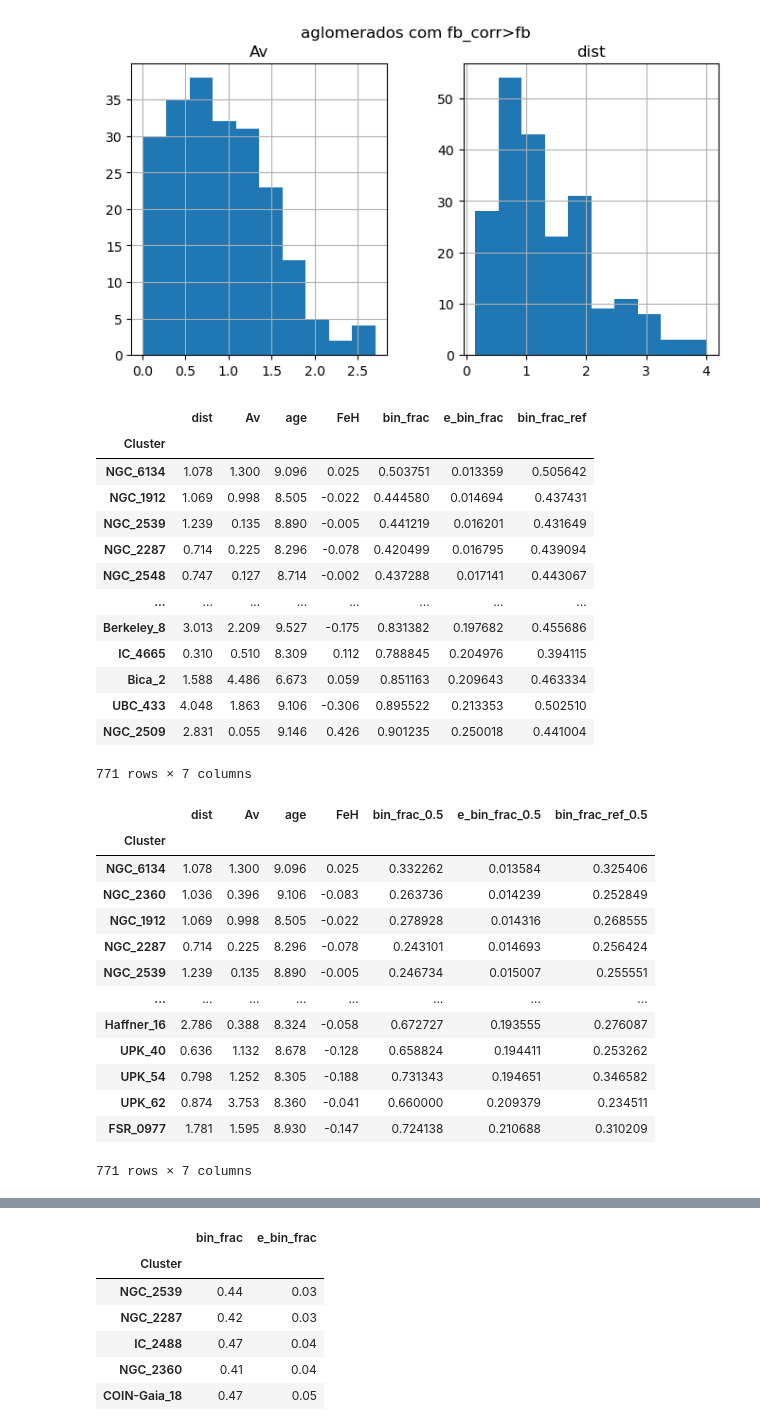
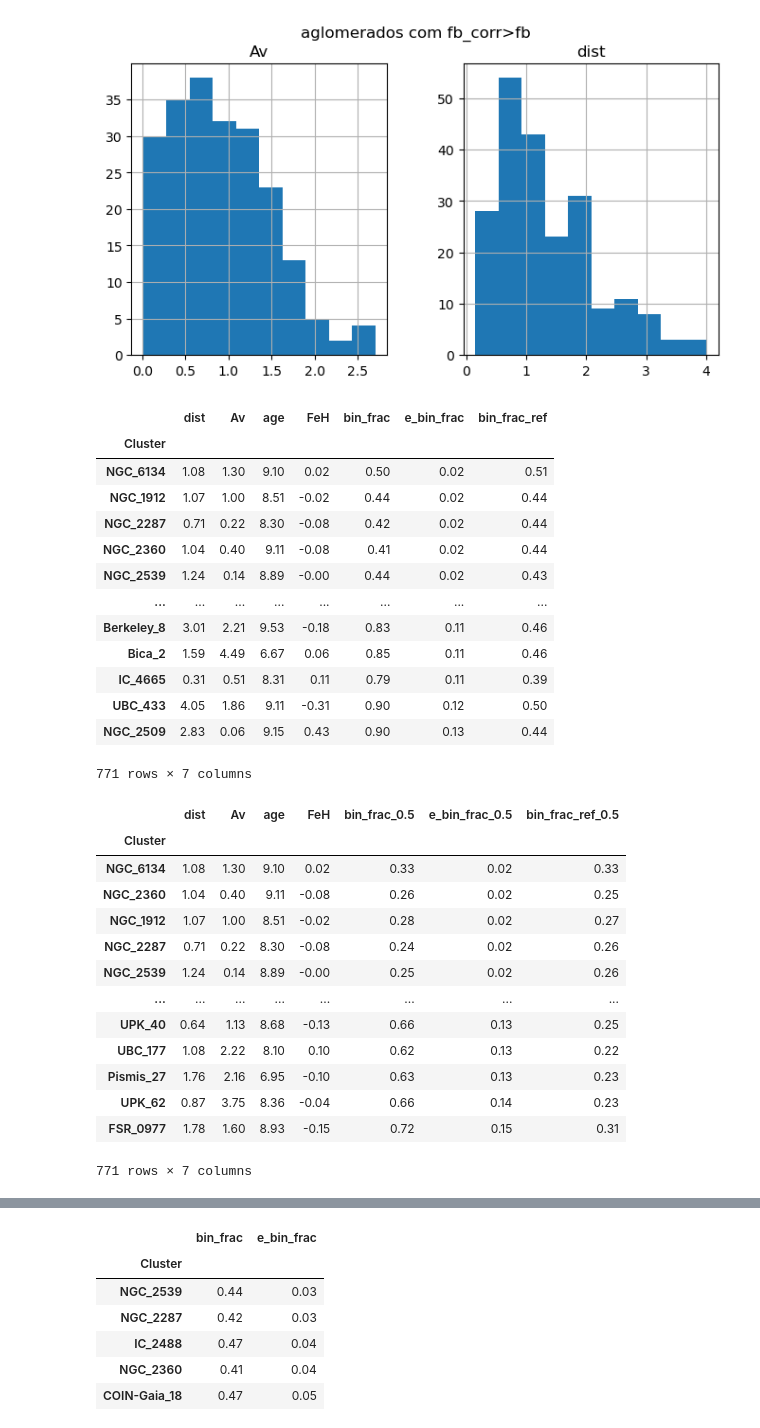
Before and after one commit to RuanPH26/stellar_multiplicity_in_open_clusters, a Jupyter notebook: correcao_amostra.ipynb, the cells around one changed output, grey strips where cells are left out. Drawn from its saved outputs; the diff is of its cells as text; code cells hidden in the pictures.

```diff
--- a/correcao_amostra.ipynb
+++ b/correcao_amostra.ipynb
@@ -388,20 +388,20 @@ def calcula_sigma_bin(df, q):
     if q==0:
         for cluster in df.index:
             fb = df.loc[cluster]['bin_frac']
-            n_memb = df.loc[cluster]['n_members']
-            sigma_bin.append(np.sqrt(fb*(1-fb)/n_memb))
+            n_systems = df.loc[cluster]['n_systems']
+            sigma_bin.append(np.sqrt(fb*(1-fb)/n_systems))
     else:
         for cluster in df.index:
             fb = df.loc[cluster]['bin_frac_'+str(q)]
-            n_memb = df.loc[cluster]['n_members_'+str(q)]
-            sigma_bin.append(np.sqrt(fb*(1-fb)/n_memb))
+            n_systems = df.loc[cluster]['n_systems']
+            sigma_bin.append(np.sqrt(fb*(1-fb)/n_systems))
     return np.array(sigma_bin)
 
 def calcula_N(df, q=0):
     if q == 0:
-        N = (df['bin_frac']-df['bin_frac_ref'])*df['n_members']
+        N = (df['bin_frac']-df['bin_frac_ref'])*df['n_systems']
     else:
-        N = (df['bin_frac_'+str(q)]-df['bin_frac_ref_'+str(q)])*df['n_members_'+str(q)]
+        N = (df['bin_frac_'+str(q)]-df['bin_frac_ref_'+str(q)])*df['n_systems']
 
     N = np.where((N>=0)&(N<=1),1,N)
     N = np.where((N<=0)&(N>=-1),-1,N)
@@ -425,36 +425,36 @@ df['e_bin_frac'] = calcula_err_fb(df, data, q=0, n_bootstrap=1000, random_state=
 df['e_bin_frac_0.5'] = calcula_err_fb(df, data, q=0.5, n_bootstrap=1000, random_state=1)
 df.to_csv(r'Dados\results.csv', index=True)
 # %%
-df.sort_values(by='e_bin_frac')[['dist','Av','age','FeH','bin_frac','e_bin_frac', 'bin_frac_ref']]
+df.sort_values(by='e_bin_frac')[['dist','Av','age','FeH','bin_frac','e_bin_frac', 'bin_frac_ref']].round(2)
 # %% [output]
 |  | dist | Av | age | FeH | bin_frac | e_bin_frac | bin_frac_ref |
 | Cluster |  |  |  |  |  |  |  |
-| NGC_6134 | 1.078 | 1.300 | 9.096 | 0.025 | 0.503751 | 0.013359 | 0.505642 |
-| NGC_1912 | 1.069 | 0.998 | 8.505 | -0.022 | 0.444580 | 0.014694 | 0.437431 |
-| NGC_2539 | 1.239 | 0.135 | 8.890 | -0.005 | 0.441219 | 0.016201 | 0.431649 |
-| NGC_2287 | 0.714 | 0.225 | 8.296 | -0.078 | 0.420499 | 0.016795 | 0.439094 |
-| NGC_2548 | 0.747 | 0.127 | 8.714 | -0.002 | 0.437288 | 0.017141 | 0.443067 |
+| NGC_6134 | 1.08 | 1.30 | 9.10 | 0.02 | 0.50 | 0.02 | 0.51 |
+| NGC_1912 | 1.07 | 1.00 | 8.51 | -0.02 | 0.44 | 0.02 | 0.44 |
+| NGC_2287 | 0.71 | 0.22 | 8.30 | -0.08 | 0.42 | 0.02 | 0.44 |
+| NGC_2360 | 1.04 | 0.40 | 9.11 | -0.08 | 0.41 | 0.02 | 0.44 |
+| NGC_2539 | 1.24 | 0.14 | 8.89 | -0.00 | 0.44 | 0.02 | 0.43 |
 | ... | ... | ... | ... | ... | ... | ... | ... |
-| Berkeley_8 | 3.013 | 2.209 | 9.527 | -0.175 | 0.831382 | 0.197682 | 0.455686 |
-| IC_4665 | 0.310 | 0.510 | 8.309 | 0.112 | 0.788845 | 0.204976 | 0.394115 |
-| Bica_2 | 1.588 | 4.486 | 6.673 | 0.059 | 0.851163 | 0.209643 | 0.463334 |
-| UBC_433 | 4.048 | 1.863 | 9.106 | -0.306 | 0.895522 | 0.213353 | 0.502510 |
-| NGC_2509 | 2.831 | 0.055 | 9.146 | 0.426 | 0.901235 | 0.250018 | 0.441004 |
+| Berkeley_8 | 3.01 | 2.21 | 9.53 | -0.18 | 0.83 | 0.11 | 0.46 |
+| Bica_2 | 1.59 | 4.49 | 6.67 | 0.06 | 0.85 | 0.11 | 0.46 |
+| IC_4665 | 0.31 | 0.51 | 8.31 | 0.11 | 0.79 | 0.11 | 0.39 |
+| UBC_433 | 4.05 | 1.86 | 9.11 | -0.31 | 0.90 | 0.12 | 0.50 |
+| NGC_2509 | 2.83 | 0.06 | 9.15 | 0.43 | 0.90 | 0.13 | 0.44 |
 771 rows × 7 columns
 # %%
-df.sort_values(by='e_bin_frac_0.5')[['dist','Av','age','FeH','bin_frac_0.5','e_bin_frac_0.5', 'bin_frac_ref_0.5']]
+df.sort_values(by='e_bin_frac_0.5')[['dist','Av','age','FeH','bin_frac_0.5','e_bin_frac_0.5', 'bin_frac_ref_0.5']].round(2)
 # %% [output]
 |  | dist | Av | age | FeH | bin_frac_0.5 | e_bin_frac_0.5 | bin_frac_ref_0.5 |
 | Cluster |  |  |  |  |  |  |  |
-| NGC_6134 | 1.078 | 1.300 | 9.096 | 0.025 | 0.332262 | 0.013584 | 0.325406 |
-| NGC_2360 | 1.036 | 0.396 | 9.106 | -0.083 | 0.263736 | 0.014239 | 0.252849 |
-| NGC_1912 | 1.069 | 0.998 | 8.505 | -0.022 | 0.278928 | 0.014316 | 0.268555 |
-| NGC_2287 | 0.714 | 0.225 | 8.296 | -0.078 | 0.243101 | 0.014693 | 0.256424 |
-| NGC_2539 | 1.239 | 0.135 | 8.890 | -0.005 | 0.246734 | 0.015007 | 0.255551 |
+| NGC_6134 | 1.08 | 1.30 | 9.10 | 0.02 | 0.33 | 0.02 | 0.33 |
+| NGC_2360 | 1.04 | 0.40 | 9.11 | -0.08 | 0.26 | 0.02 | 0.25 |
+| NGC_1912 | 1.07 | 1.00 | 8.51 | -0.02 | 0.28 | 0.02 | 0.27 |
+| NGC_2287 | 0.71 | 0.22 | 8.30 | -0.08 | 0.24 | 0.02 | 0.26 |
+| NGC_2539 | 1.24 | 0.14 | 8.89 | -0.00 | 0.25 | 0.02 | 0.26 |
 | ... | ... | ... | ... | ... | ... | ... | ... |
-| Haffner_16 | 2.786 | 0.388 | 8.324 | -0.058 | 0.672727 | 0.193555 | 0.276087 |
-| UPK_40 | 0.636 | 1.132 | 8.678 | -0.128 | 0.658824 | 0.194411 | 0.253262 |
-| UPK_54 | 0.798 | 1.252 | 8.305 | -0.188 | 0.731343 | 0.194651 | 0.346582 |
-| UPK_62 | 0.874 | 3.753 | 8.360 | -0.041 | 0.660000 | 0.209379 | 0.234511 |
-| FSR_0977 | 1.781 | 1.595 | 8.930 | -0.147 | 0.724138 | 0.210688 | 0.310209 |
+| UPK_40 | 0.64 | 1.13 | 8.68 | -0.13 | 0.66 | 0.13 | 0.25 |
+| UBC_177 | 1.08 | 2.22 | 8.10 | 0.10 | 0.62 | 0.13 | 0.22 |
+| Pismis_27 | 1.76 | 2.16 | 6.95 | -0.10 | 0.63 | 0.13 | 0.23 |
+| UPK_62 | 0.87 | 3.75 | 8.36 | -0.04 | 0.66 | 0.14 | 0.23 |
+| FSR_0977 | 1.78 | 1.60 | 8.93 | -0.15 | 0.72 | 0.15 | 0.31 |
 771 rows × 7 columns
```
Also changed, not shown: parts of 8 cells of this notebook, 15 other files.
